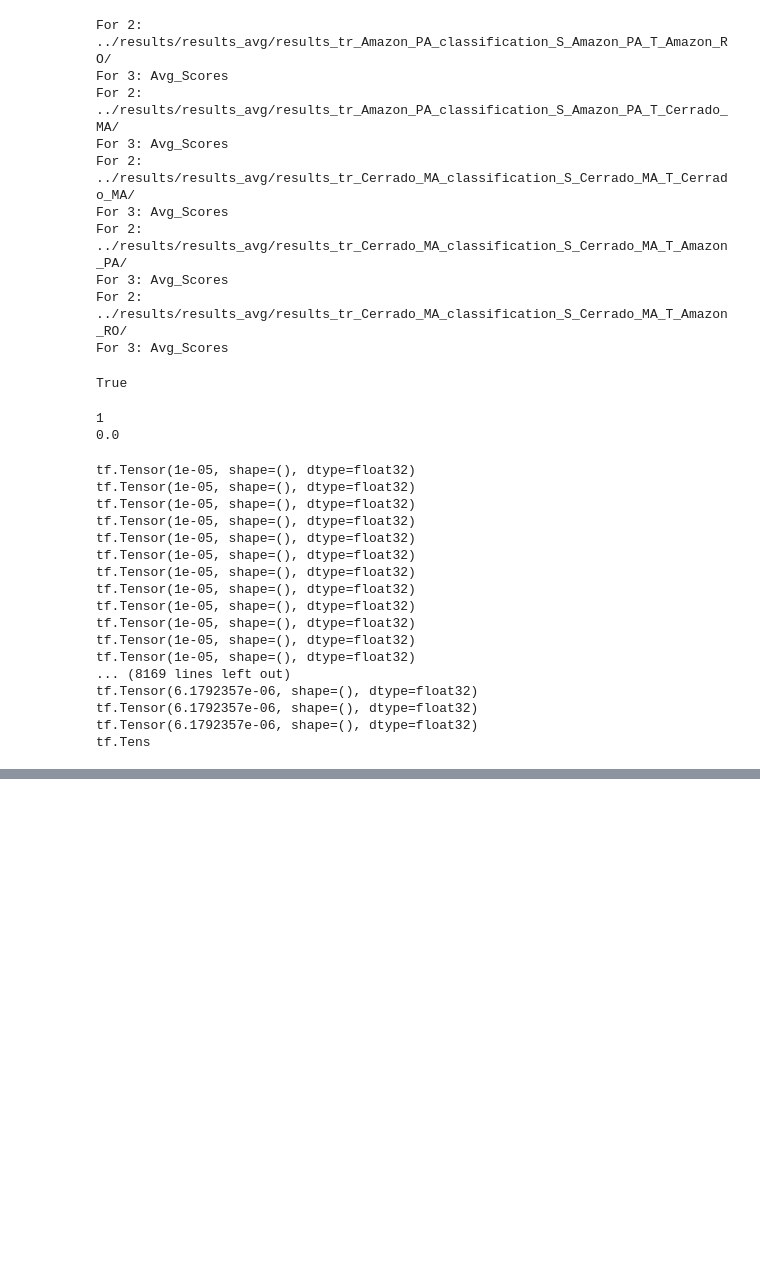
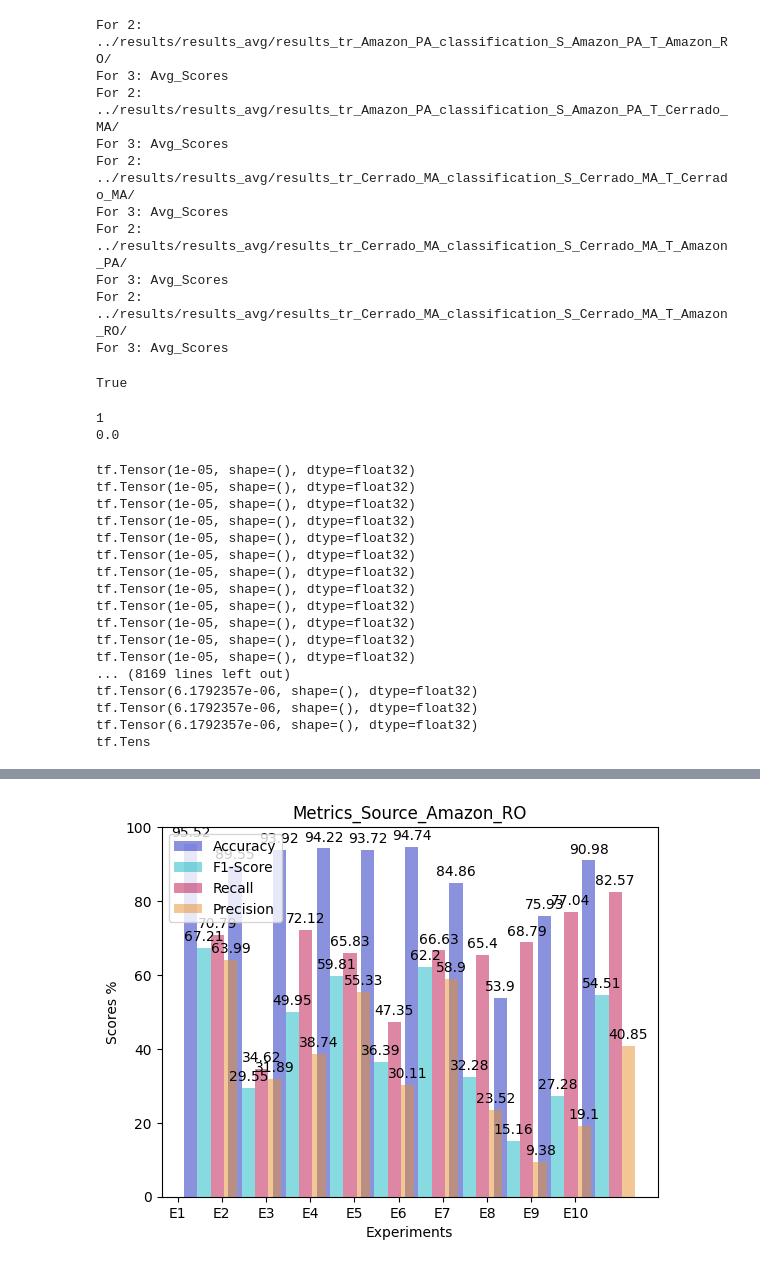
Before and after one commit to LPG-Uerj/FC-DANN_DA_For_CD_MultiTarget_TF2, a Jupyter notebook: tests.ipynb, the cells around one changed output, grey strips where cells are left out. Drawn from its saved outputs; the diff is of its cells as text; code cells hidden in the pictures; blank space fills up the shorter version.

```diff
--- a/tests.ipynb
+++ b/tests.ipynb
@@ -796,0 +870,97 @@ tf.Tens
+# %%
+import Charts
+import argparse
+from Amazonia_Legal_RO import AMAZON_RO
+from Amazonia_Legal_PA import AMAZON_PA
+from Cerrado_Biome_MA import CERRADO_MA
+
+parser = argparse.ArgumentParser()
+args = parser.parse_args(args=[])
+
+args.source_dataset = "Amazon_RO"
+args.debugMode = True
+
+if args.source_dataset == 'Amazon_RO':
+    experiments = [
+        #No DA:
+        'Tr:RO-Ts:RO',
+        'Tr:RO-Ts:PA',
+        'Tr:RO-Ts:MA',
+        #Single-target DA:
+        'Tr:RO->PA-Ts:RO',
+        'Tr:RO->PA-Ts:PA',
+        'Tr:RO->MA-Ts:RO',
+        'Tr:RO->MA-Ts:MA',
+        #Multi-target DA:
+        'Tr:RO->PA,MA-Ts:PA',
+        'Tr:RO->PA,MA-Ts:MA',
+        'Tr:RO->PA,MA-Ts:RO'
+                ]
+    experiments = [
+        #No DA:
+        'E1',
+        'E2',
+        'E3',
+        #Single-target DA:
+        'E4',
+        'E5',
+        'E6',
+        'E7',
+        #Multi-target DA:
+        'E8',
+        'E9',
+        'E10']
+
+
+args.checkpoint_results_main_path = "./results/"
+
+#Accuracy, F1-Score, Recall, Precision
+title = "Metrics_Source_"+args.source_dataset
+
+path_to_export_chart = "../"
+
+if args.source_dataset == 'Amazon_RO':
+    result_list = [
+        'results_tr_Amazon_RO_classification_S_Amazon_RO_T_Amazon_RO/',
+        'results_tr_Amazon_RO_classification_S_Amazon_RO_T_Amazon_PA/',
+        'results_tr_Amazon_RO_classification_S_Amazon_RO_T_Cerrado_MA/',
+
+        'results_tr_Amazon_RO_to_Amazon_PA_domain_adaptation_DR_single_Amazon_RO/',
+        'results_tr_Amazon_RO_to_Amazon_PA_domain_adaptation_DR_single_Amazon_PA/',
+        'results_tr_Amazon_RO_to_Cerrado_MA_domain_adaptation_DR_single_Amazon_RO/',
+        'results_tr_Amazon_RO_to_Cerrado_MA_domain_adaptation_DR_single_Cerrado_MA/',
+
+        'results_tr_Amazon_RO_to_Amazon_PA_Cerrado_MA_domain_adaptation_DR_multi_Amazon_PA/',
+        'results_tr_Amazon_RO_to_Amazon_PA_Cerrado_MA_domain_adaptation_DR_multi_Cerrado_MA/',
+        'results_tr_Amazon_RO_to_Amazon_PA_Cerrado_MA_domain_adaptation_DR_multi_Amazon_RO/'
+        ]
+    checkpoint_list = [
+        'checkpoint_tr_Amazon_RO_classification_Amazon_RO/',
+        'checkpoint_tr_Amazon_RO_classification_Amazon_RO/',
+        'checkpoint_tr_Amazon_RO_classification_Amazon_RO/',
+
+        'checkpoint_tr_Amazon_RO_to_Amazon_PA_domain_adaptation_DR_single_Amazon_PA/',
+        'checkpoint_tr_Amazon_RO_to_Amazon_PA_domain_adaptation_DR_single_Amazon_PA/',
+        'checkpoint_tr_Amazon_RO_to_Cerrado_MA_domain_adaptation_DR_single_Cerrado_MA/',
+        'checkpoint_tr_Amazon_RO_to_Cerrado_MA_domain_adaptation_DR_single_Cerrado_MA/',
+
+        'checkpoint_tr_Amazon_RO_to_Amazon_PA_Cerrado_MA_domain_adaptation_DR_multi_Amazon_PA_Cerrado_MA/',
+        'checkpoint_tr_Amazon_RO_to_Amazon_PA_Cerrado_MA_domain_adaptation_DR_multi_Amazon_PA_Cerrado_MA/',
+        'checkpoint_tr_Amazon_RO_to_Amazon_PA_Cerrado_MA_domain_adaptation_DR_multi_Amazon_PA_Cerrado_MA/'
+        ]
+    target_list = [
+        AMAZON_RO.DATASET,
+        AMAZON_PA.DATASET,
+        CERRADO_MA.DATASET,
+        AMAZON_RO.DATASET,
+        AMAZON_PA.DATASET,
+        AMAZON_RO.DATASET,
+        CERRADO_MA.DATASET,
+        AMAZON_PA.DATASET,
+        CERRADO_MA.DATASET,
+        AMAZON_RO.DATASET
+    ]
+
+Charts.create_chart(args,experiments,target_list,result_list,checkpoint_list,path_to_export_chart,title)
+# %% [output]
+[figure, added]
```
Also changed, not shown: parts of 7 cells of this notebook, 24 other files.
